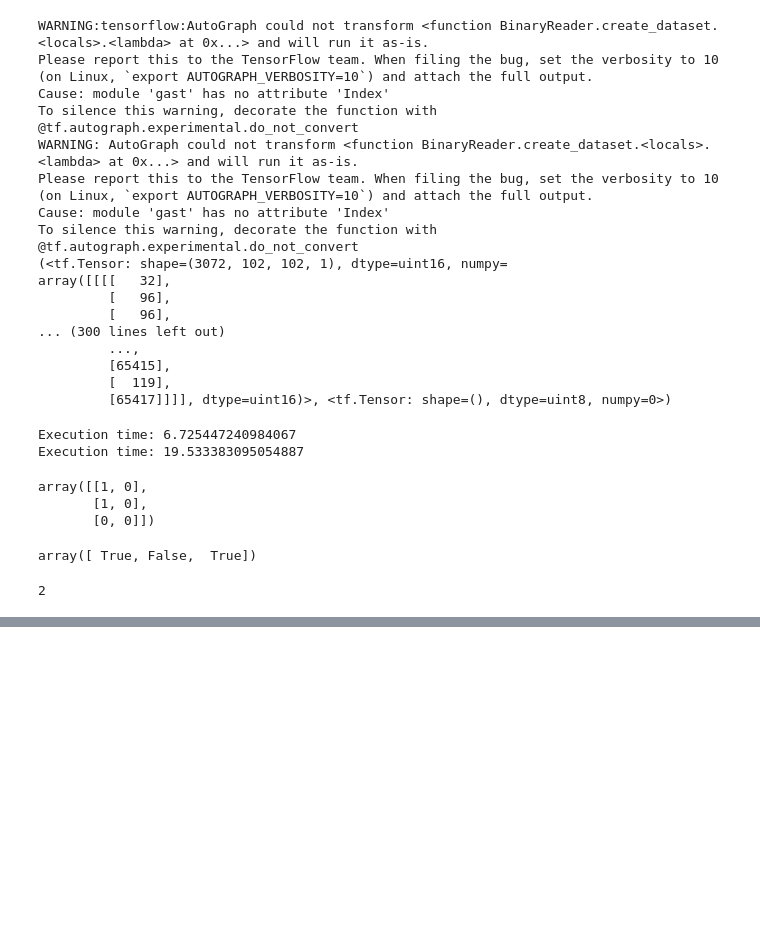
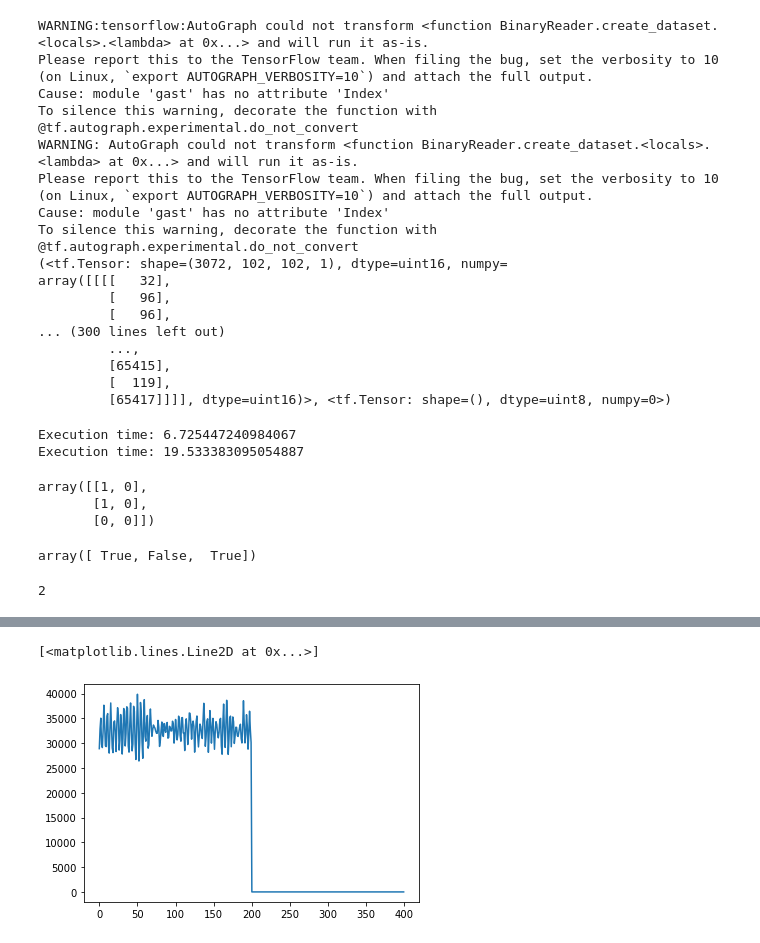
Before and after one commit to LilWeirdProgramms/oct-classifier, a Jupyter notebook: util_notebooks/test_notebook.ipynb, the cells around one changed output, grey strips where cells are left out. Cells and saved outputs as stored; diff of their text form; code cells hidden in the pictures; blank space fills up the shorter version.

```diff
--- a/util_notebooks/test_notebook.ipynb
+++ b/util_notebooks/test_notebook.ipynb
@@ -323,0 +391,5 @@ font = ImageFont.truetype("/root/pyscripts/arial.ttf", 12)
+# %%
+plt.plot(a)
+# %% [output]
+[<matplotlib.lines.Line2D at 0x...>]
+[figure, added]
```
Also changed, not shown: parts of 29 cells of this notebook, 17 other files.
